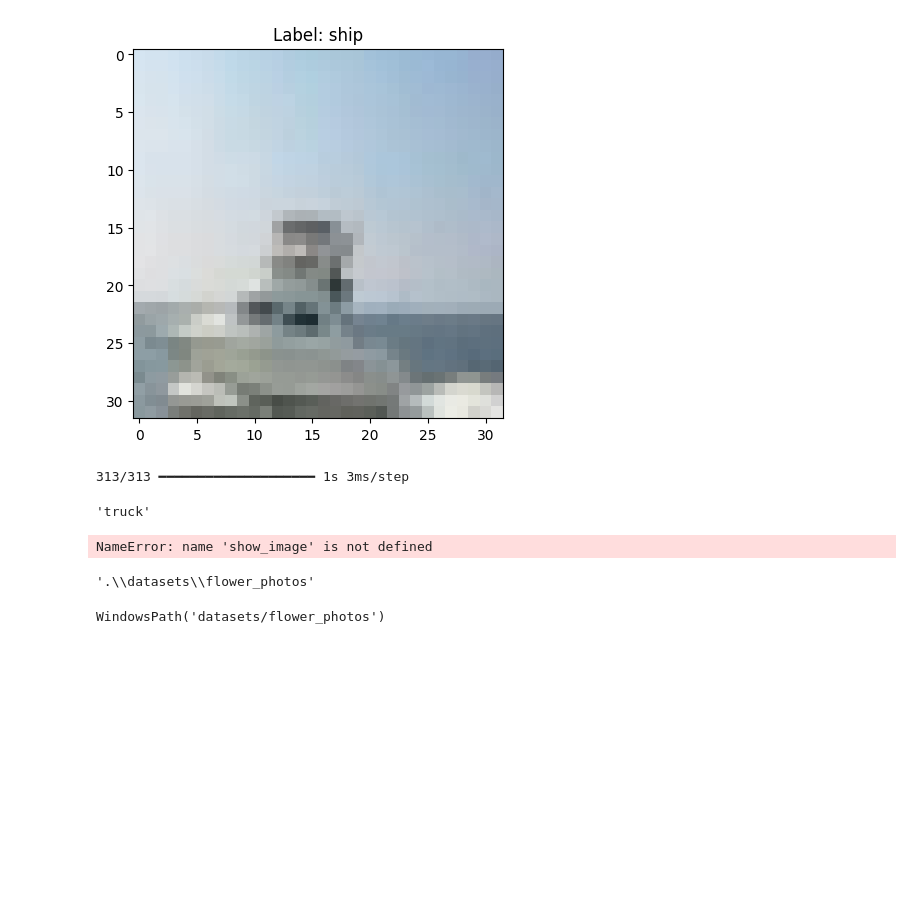
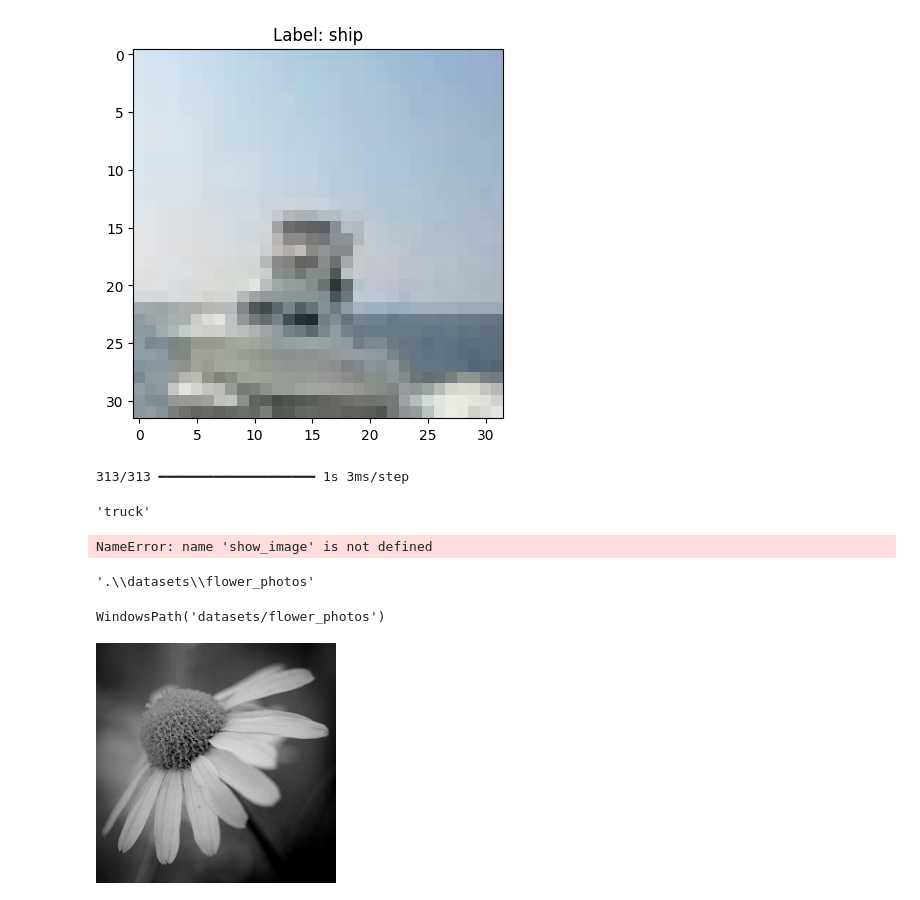
Before and after one commit to kailai-13/Neural_Networks_Hands_On, a Jupyter notebook: nnhandson.ipynb, the cells around one changed output. Cells and saved outputs as stored; diff of their text form; code cells hidden in the pictures; blank space fills up the shorter version.

```diff
--- a/nnhandson.ipynb
+++ b/nnhandson.ipynb
@@ -466,8 +466,14 @@ path
 # %% [output]
 '.\\datasets\\flower_photos'
 # %%
-dir=pathlib.Path(path)
-dir
+dir1=pathlib.Path(path)
+dir1
 # %% [output]
 WindowsPath('datasets/flower_photos')
+# %%
+l=list(dir1.glob('**/*.jpg'))
+# %%
+PIL.Image.open(str(l[9]))
+# %% [output]
+[figure, added]
 # %%
```
Also changed, not shown: parts of 4 cells of this notebook.
